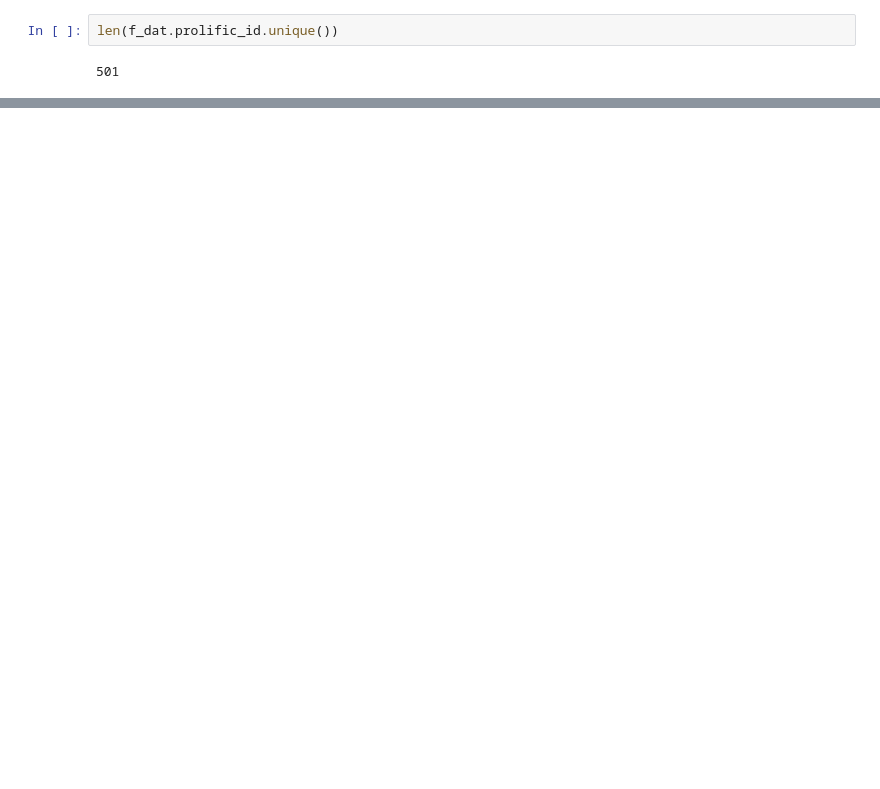
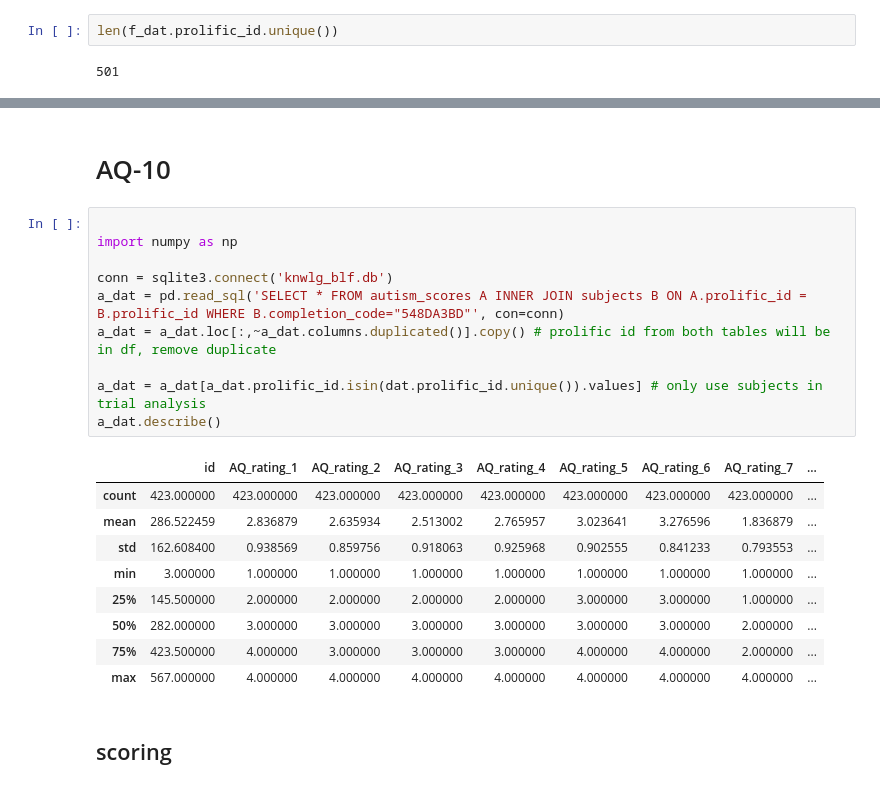
Before and after one commit to BryanGonzalez262/KnowledgeBeliefASD, a Jupyter notebook: analysis/pilot_analysis.ipynb, the cells around one changed output, grey strips where cells are left out. Saved outputs shown, nothing was run; the diff lists cells and outputs as text; blank space fills up the shorter version.

```diff
--- a/analysis/pilot_analysis.ipynb
+++ b/analysis/pilot_analysis.ipynb
@@ -124,0 +151,24 @@ len(f_dat.prolific_id.unique())
+# %% [markdown]
+# AQ-10
+# %%
+
+import numpy as np
+
+conn = sqlite3.connect('knwlg_blf.db')
+a_dat = pd.read_sql('SELECT * FROM autism_scores A INNER JOIN subjects B ON A.prolific_id = B.prolific_id WHERE B.completion_code="548DA3BD"', con=conn)
+a_dat = a_dat.loc[:,~a_dat.columns.duplicated()].copy() # prolific id from both tables will be in df, remove duplicate
+
+a_dat = a_dat[a_dat.prolific_id.isin(dat.prolific_id.unique()).values] # only use subjects in trial analysis
+a_dat.describe()
+# %% [output]
+|  | id | AQ_rating_1 | AQ_rating_2 | AQ_rating_3 | AQ_rating_4 | AQ_rating_5 | AQ_rating_6 | AQ_rating_7 | ... |
+| count | 423.000000 | 423.000000 | 423.000000 | 423.000000 | 423.000000 | 423.000000 | 423.000000 | 423.000000 | ... |
+| mean | 286.522459 | 2.836879 | 2.635934 | 2.513002 | 2.765957 | 3.023641 | 3.276596 | 1.836879 | ... |
+| std | 162.608400 | 0.938569 | 0.859756 | 0.918063 | 0.925968 | 0.902555 | 0.841233 | 0.793553 | ... |
+| min | 3.000000 | 1.000000 | 1.000000 | 1.000000 | 1.000000 | 1.000000 | 1.000000 | 1.000000 | ... |
+| 25% | 145.500000 | 2.000000 | 2.000000 | 2.000000 | 2.000000 | 3.000000 | 3.000000 | 1.000000 | ... |
+| 50% | 282.000000 | 3.000000 | 3.000000 | 3.000000 | 3.000000 | 3.000000 | 3.000000 | 2.000000 | ... |
+| 75% | 423.500000 | 4.000000 | 3.000000 | 3.000000 | 3.000000 | 4.000000 | 4.000000 | 2.000000 | ... |
+| max | 567.000000 | 4.000000 | 4.000000 | 4.000000 | 4.000000 | 4.000000 | 4.000000 | 4.000000 | ... |
+# %% [markdown]
+## scoring
```
Also changed, not shown: parts of 17 cells of this notebook.
